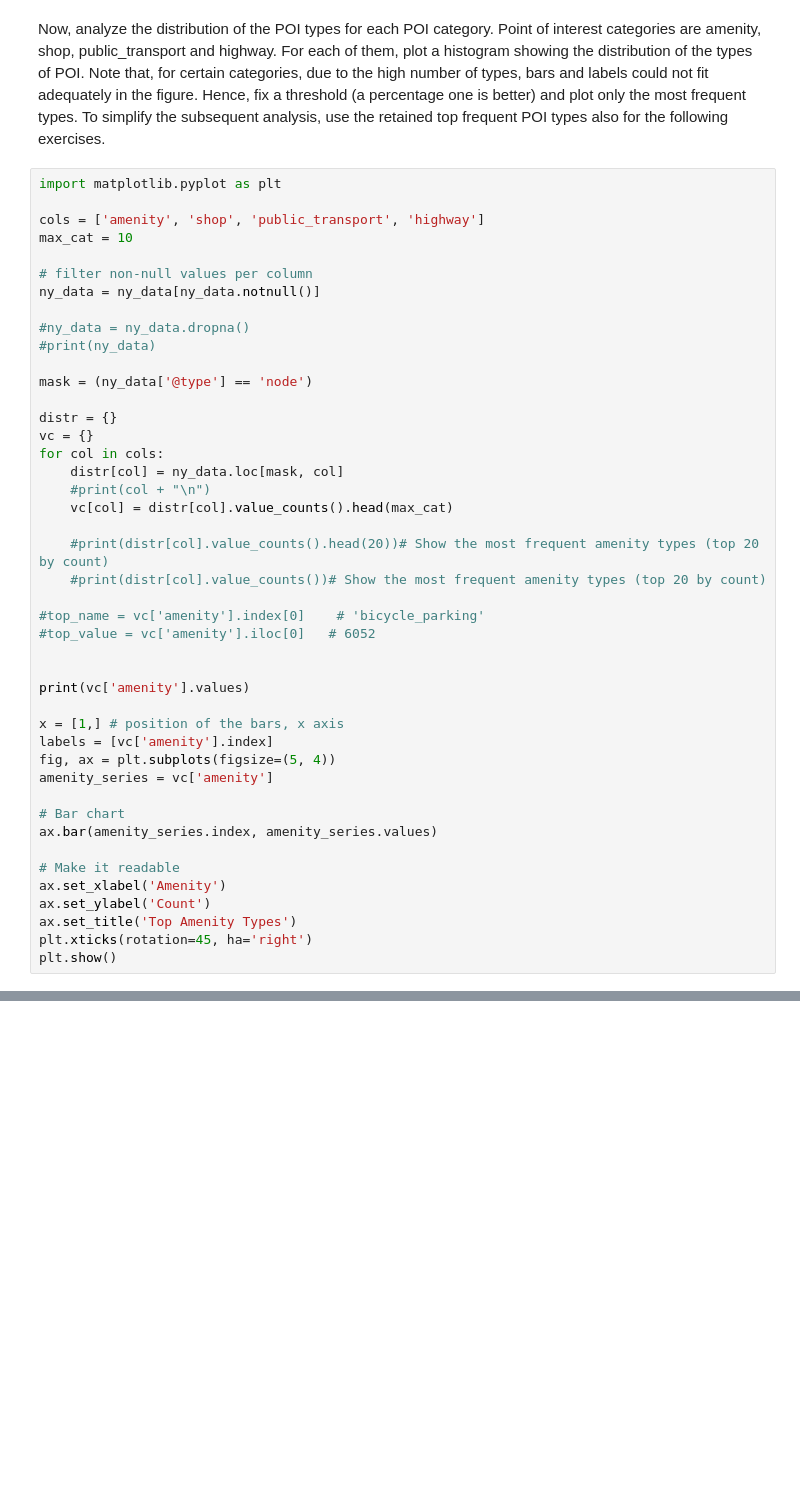
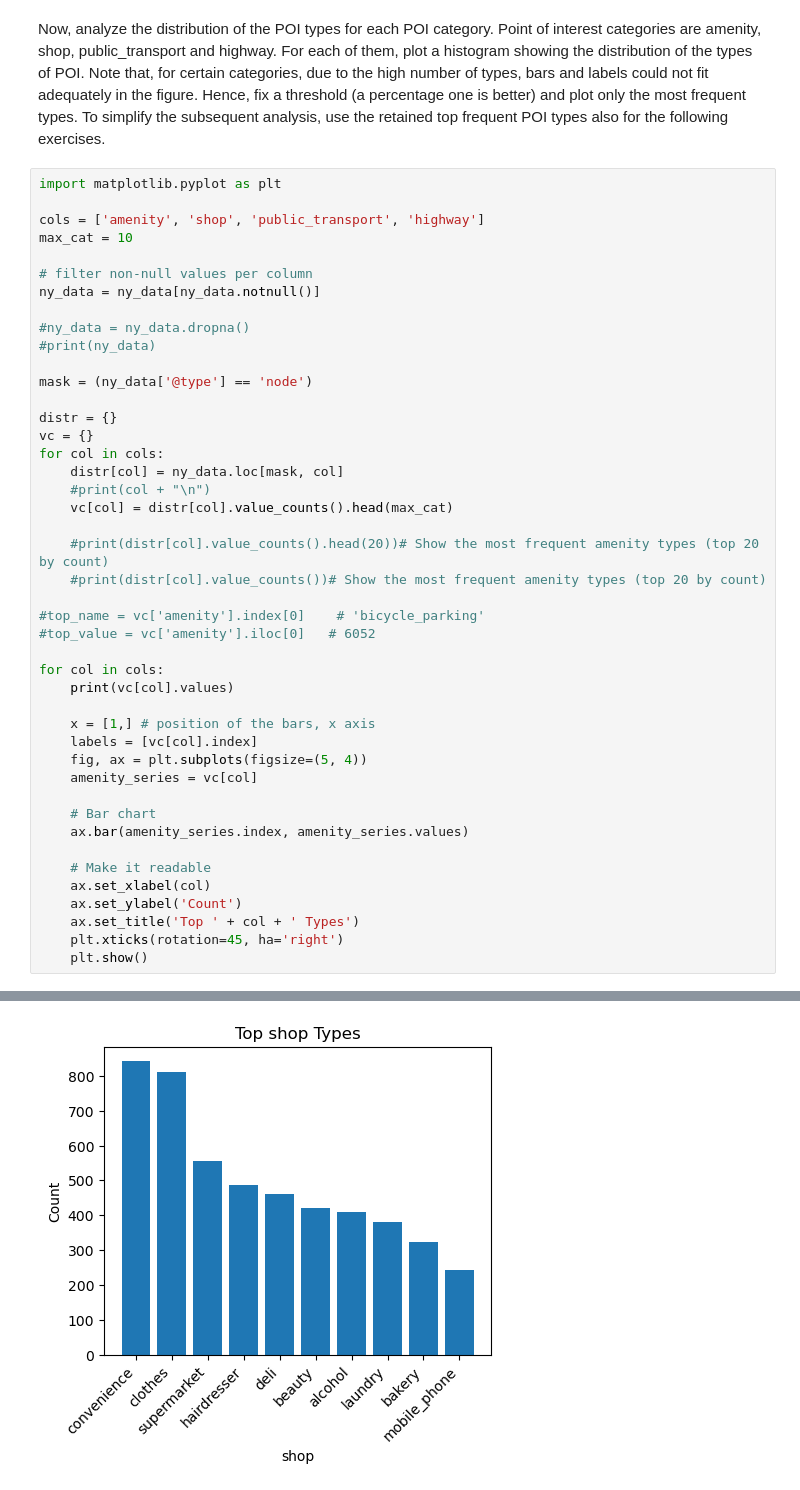
Before and after one commit to luciobaiocchi/ML_lab, a Jupyter notebook: 3_lab/lab_ny.ipynb, the cells around one changed output, grey strips where cells are left out. Saved outputs shown, nothing was run; the diff lists cells and outputs as text; blank space fills up the shorter version.

```diff
--- a/3_lab/lab_ny.ipynb
+++ b/3_lab/lab_ny.ipynb
@@ -115,23 +103,23 @@ for col in cols:
 #top_name = vc['amenity'].index[0]    # 'bicycle_parking'
 #top_value = vc['amenity'].iloc[0]   # 6052
 
+for col in cols:
+    print(vc[col].values)
 
-print(vc['amenity'].values)
+    x = [1,] # position of the bars, x axis
+    labels = [vc[col].index]
+    fig, ax = plt.subplots(figsize=(5, 4))
+    amenity_series = vc[col]
 
-x = [1,] # position of the bars, x axis
-labels = [vc['amenity'].index]
-fig, ax = plt.subplots(figsize=(5, 4))
-amenity_series = vc['amenity']
+    # Bar chart
+    ax.bar(amenity_series.index, amenity_series.values)
 
-# Bar chart
-ax.bar(amenity_series.index, amenity_series.values)
-
-# Make it readable
-ax.set_xlabel('Amenity')
-ax.set_ylabel('Count')
-ax.set_title('Top Amenity Types')
-plt.xticks(rotation=45, ha='right')
-plt.show()
+    # Make it readable
+    ax.set_xlabel(col)
+    ax.set_ylabel('Count')
+    ax.set_title('Top ' + col + ' Types')
+    plt.xticks(rotation=45, ha='right')
+    plt.show()
 # %% [output]
 [6052 4156 1531 1374 1093 1064 1012  912  862  821]
 [figure]
@@ -137,0 +127 @@ plt.show()
+[figure, added]
```
Also changed, not shown: parts of 5 cells of this notebook, 4 other files.
